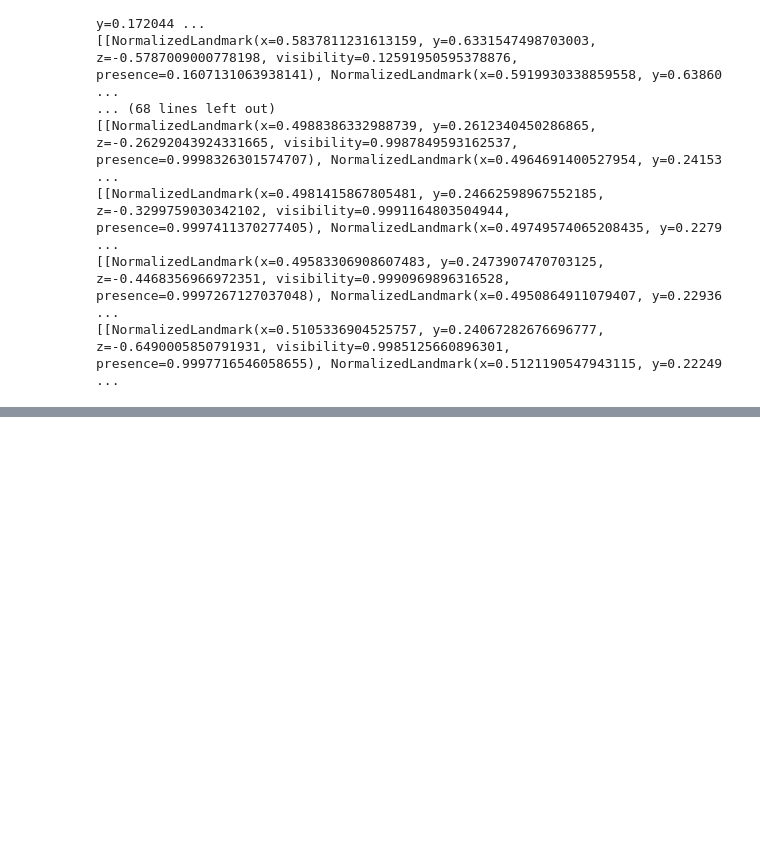
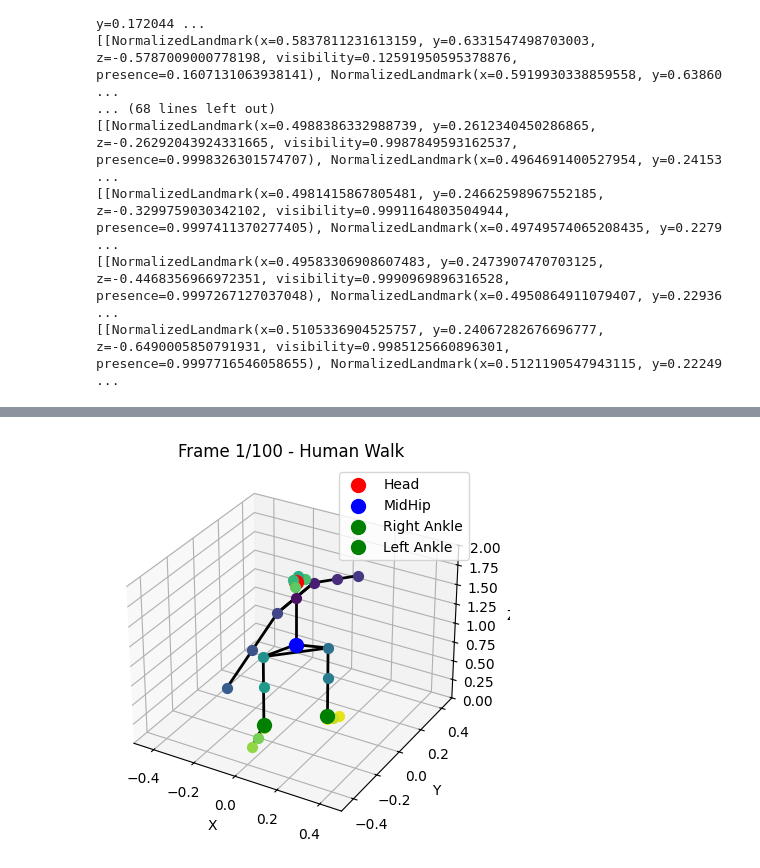
Before and after one commit to RamezzE/MotionLab, a Jupyter notebook: temp/Untitled-1.ipynb, the cells around one changed output, grey strips where cells are left out. Cells and saved outputs as stored; diff of their text form; code cells hidden in the pictures; blank space fills up the shorter version.

```diff
--- a/temp/Untitled-1.ipynb
+++ b/temp/Untitled-1.ipynb
@@ -123,0 +247,51 @@ cv2.destroyAllWindows()
+# %%
+# Create a 3D plot
+fig = plt.figure()
+ax = fig.add_subplot(111, projection='3d')
+
+# Get the number of frames and joints (25 joints)
+num_frames, num_joints, _ = joints_3d_realistic.shape
+
+# Colors for joints
+colors = plt.cm.viridis(np.linspace(0, 1, num_joints))
+
+# Adjust skeleton connections for 0-based indexing
+skeleton_connections = [(start - 1, end - 1) for start, end in skeleton_connections]
+
+# Function to update the plot for animation
+def update(frame):
+    ax.cla()  # Clear the previous frame
+    ax.set_xlim([-0.5, 0.5])  # Set x-axis limits
+    ax.set_ylim([-0.5, 0.5])  # Set y-axis limits
+    ax.set_zlim([0, 2])  # Set z-axis limits
+
+    # Plot all joints for this frame
+    for joint_idx in range(num_joints):
+        x, y, z = joints_3d_realistic[frame, joint_idx]
+        ax.scatter(x, y, z, color=colors[joint_idx], s=50)  # s=50 for larger dots
+
+    # Connect joints according to the skeleton
+    for start_idx, end_idx in skeleton_connections:
+        x_start, y_start, z_start = joints_3d_realistic[frame, start_idx]
+        x_end, y_end, z_end = joints_3d_realistic[frame, end_idx]
+        ax.plot([x_start, x_end], [y_start, y_end], [z_start, z_end], color='k', linewidth=2)
+
+    # Add visual markers for head, hips, and feet
+    ax.scatter(*joints_3d_realistic[frame, 0], color='red', s=100, label='Head')  # Nose
+    ax.scatter(*joints_3d_realistic[frame, 8], color='blue', s=100, label='MidHip')  # MidHip
+    ax.scatter(*joints_3d_realistic[frame, 11], color='green', s=100, label='Right Ankle')  # Right Ankle
+    ax.scatter(*joints_3d_realistic[frame, 14], color='green', s=100, label='Left Ankle')  # Left Ankle
+
+    ax.legend(loc='upper right')
+    ax.set_title(f'Frame {frame + 1}/{num_frames} - Human Walk')
+    ax.set_xlabel('X')
+    ax.set_ylabel('Y')
+    ax.set_zlabel('Z')
+
+# Create the animation
+ani = animation.FuncAnimation(fig, update, frames=num_frames, interval=50)
+
+# Save the animation as a GIF (using Pillow)
+ani.save('human_walk.gif', writer='pillow', fps=20)
+# %% [output]
+[figure, added]
```
Also changed, not shown: parts of 5 cells of this notebook, 43 other files.
